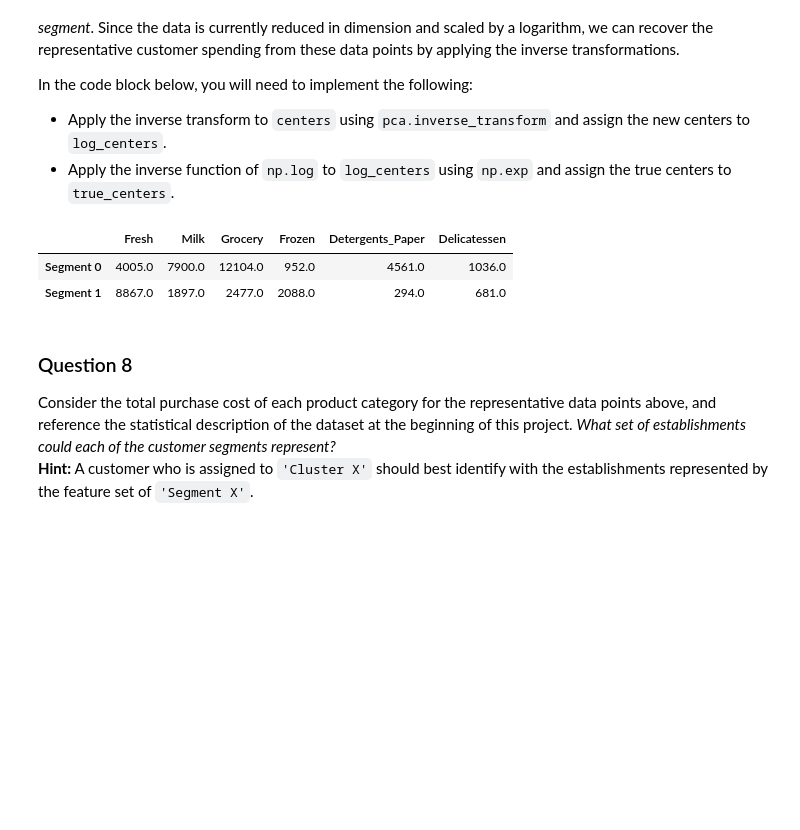
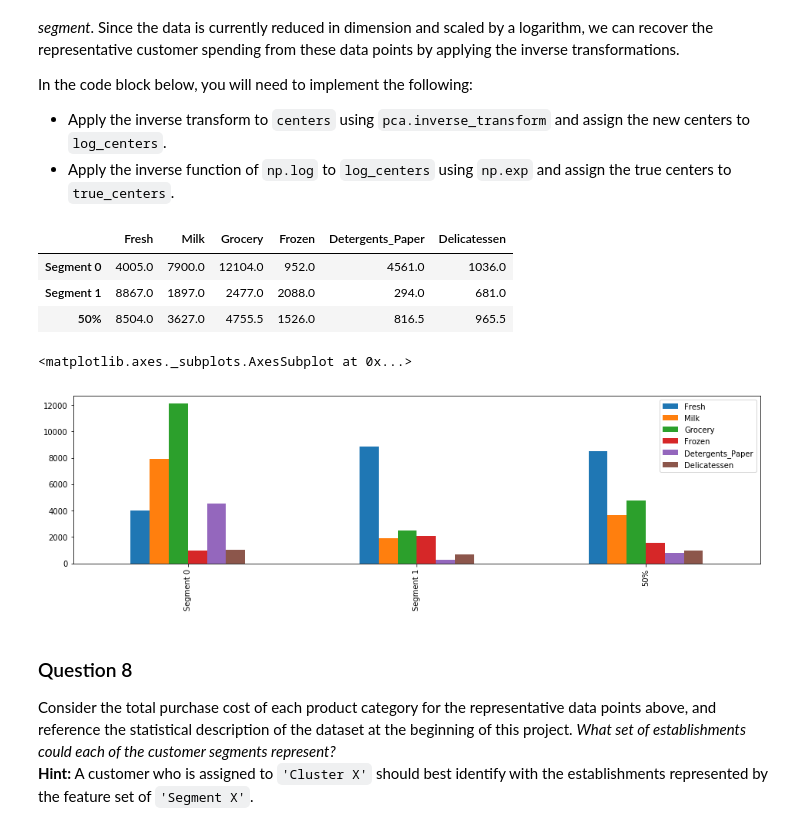
Before and after one commit to Cozmo25/customer_segments, a Jupyter notebook: customer_segments.ipynb, the cells around one changed output. Drawn from its saved outputs; the diff is of its cells as text; code cells hidden in the pictures; blank space fills up the shorter version.

```diff
--- a/customer_segments.ipynb
+++ b/customer_segments.ipynb
@@ -550,19 +566,25 @@ In the code block below, you will need to implement the following:
 # %%
 # TODO: Inverse transform the centers
 log_centers = pca.inverse_transform(centers)
 
 # TODO: Exponentiate the centers
 true_centers = np.exp(log_centers)
 
 # Display the true centers
 segments = ['Segment {}'.format(i) for i in range(0,len(centers))]
 true_centers = pd.DataFrame(np.round(true_centers), columns = data.keys())
 true_centers.index = segments
+true_centers = true_centers.append(data.describe().loc['50%'])
 display(true_centers)
+
+true_centers.plot(kind = 'bar', figsize = (16, 4))
 # %% [output]
 |  | Fresh | Milk | Grocery | Frozen | Detergents_Paper | Delicatessen |
 | Segment 0 | 4005.0 | 7900.0 | 12104.0 | 952.0 | 4561.0 | 1036.0 |
 | Segment 1 | 8867.0 | 1897.0 | 2477.0 | 2088.0 | 294.0 | 681.0 |
+| 50% | 8504.0 | 3627.0 | 4755.5 | 1526.0 | 816.5 | 965.5 |
+<matplotlib.axes._subplots.AxesSubplot at 0x...>
+[figure, added]
 # %% [markdown]
 ### Question 8
 Consider the total purchase cost of each product category for the representative data points above, and reference the statistical description of the dataset at the beginning of this project. *What set of establishments could each of the customer segments represent?*
```
Also changed, not shown: parts of 8 cells of this notebook, 2 other files.
